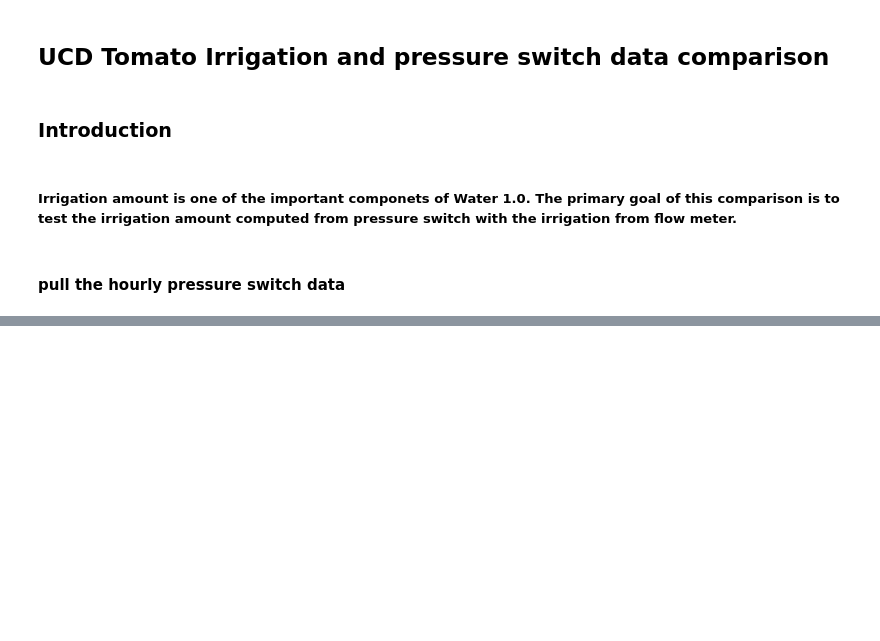
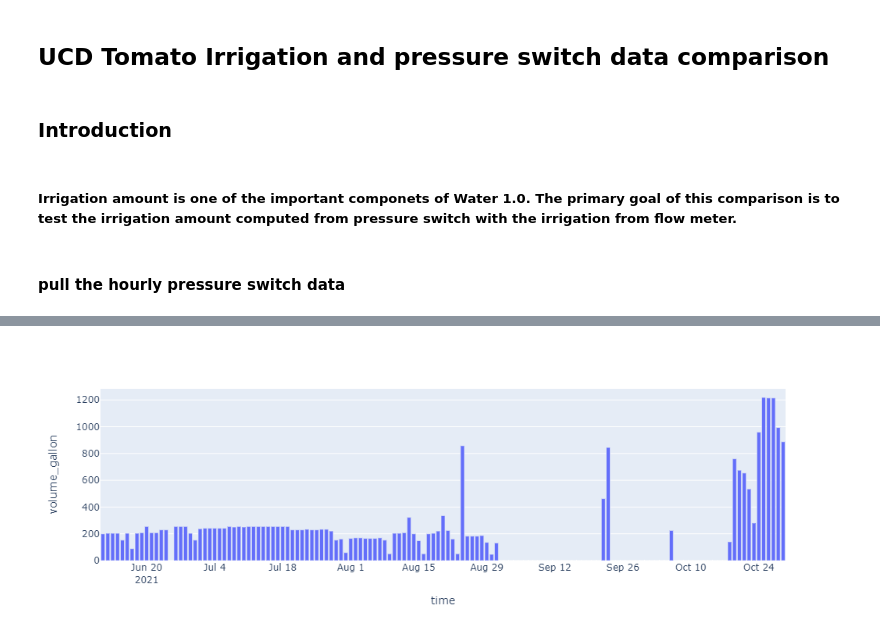
Before and after one commit to Arable/data-check, a Jupyter notebook: pressure_switch_irri_UCD_tomato.ipynb, the cells around one changed output, grey strips where cells are left out. Drawn from its saved outputs; the diff is of its cells as text; code cells hidden in the pictures; blank space fills up the shorter version.

```diff
--- a/pressure_switch_irri_UCD_tomato.ipynb
+++ b/pressure_switch_irri_UCD_tomato.ipynb
@@ -67,0 +108,9 @@ irrigation_hourly_my_almonds.head()
+# %%
+rate = 50.96 #gpm
+
+irrigation_hourly_ET75['fixed_seconds'] = irrigation_hourly_ET75['duration_seconds'].apply(lambda x: x if x <=3600 else 3600)
+irrigation_hourly_ET75['volume_gallon'] = (irrigation_hourly_ET75['fixed_seconds'] / 3600) * rate
+# %%
+# Set 'Name' as the index of the dataframe
+irrigation_hourly_ET75.set_index('time', inplace=True)
+irrigation_hourly_ET75.index
@@ -67,0 +130,5 @@ irrigation_hourly_my_almonds.head()
+# %%
+# Resample to daily precip sum and save as new dataframe
+irrigation_hourly_ET75 = irrigation_hourly_ET75.resample('D').sum()
+
+irrigation_hourly_ET75.head(5)
@@ -67,0 +143,8 @@ irrigation_hourly_my_almonds.head()
+# %%
+### Plotting
+
+irrigation_hourly_ET75=irrigation_hourly_ET75.reset_index()
+fig = px.bar(irrigation_hourly_ET75, x='time', y='volume_gallon')
+fig.show()
+# %% [output]
+[figure, added]
```
Also changed, not shown: parts of 17 cells of this notebook.
